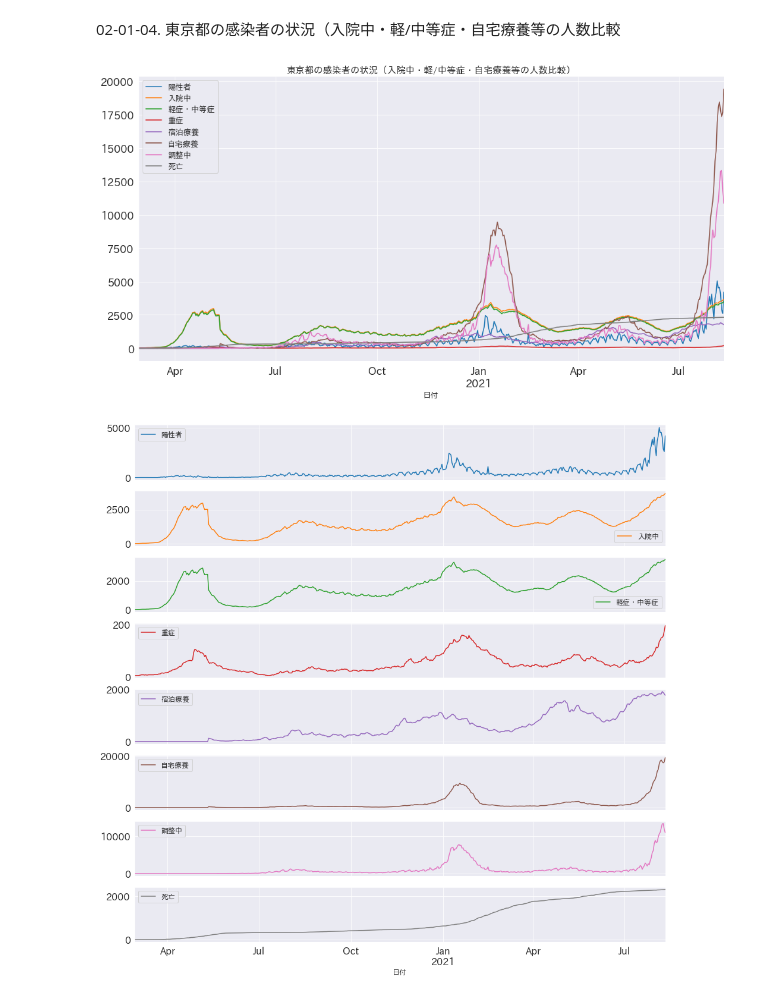
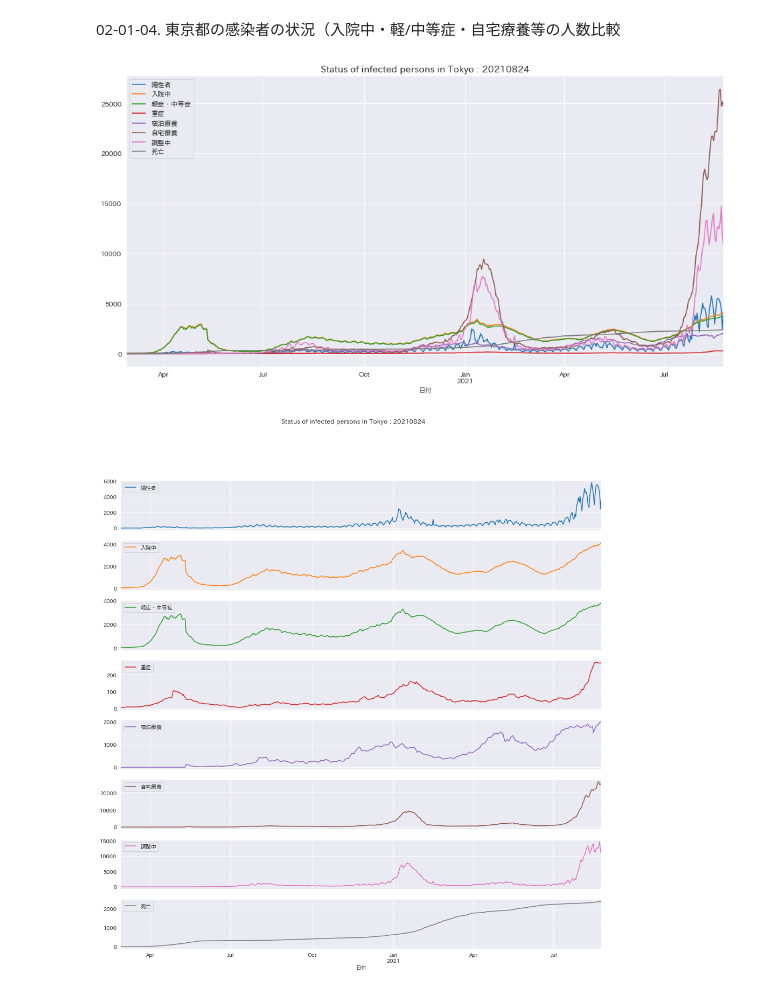
Before and after one commit to deepkick/Visualization-of-the-number-of-Covid19-infected-people-by-Python, a Jupyter notebook: 02_Tokyo_Number_of_People_Convalescing_Home.ipynb, the cells around one changed output. Drawn from its saved outputs; the diff is of its cells as text; code cells hidden in the pictures.

```diff
--- a/02_Tokyo_Number_of_People_Convalescing_Home.ipynb
+++ b/02_Tokyo_Number_of_People_Convalescing_Home.ipynb
@@ -35,7 +60,7 @@ current_path = os.getcwd()
 ############################################
 ## 下記を変更してください
 getting_data_dir = 'tokyo_dataset'
-getting_data_date = '20210811'
+getting_data_date = '20210824'
 getting_data_pref = 'Tokyo'
 ############################################
 
@@ -45,6 +70,12 @@ fig03_filename = '03_Number_of_people_hospitalized_in_{}_{}.png'.format(getting_
 fig04_filename = '04_Status_of_infected_persons_in_{}_{}.png'.format(getting_data_pref, getting_data_date)
 fig05_filename = '05_Status_of_infected_persons_in_{}_{}.png'.format(getting_data_pref, getting_data_date)
 
+fig01_title = 'Number of people receiving home treatment in {} : {}'.format(getting_data_pref, getting_data_date)
+fig02_title = 'Number of positives in {} : {}'.format(getting_data_pref, getting_data_date)
+fig03_title = 'Number of_people hospitalized in {} : {}'.format(getting_data_pref, getting_data_date)
+fig04_title = 'Status of infected persons in {} : {}'.format(getting_data_pref, getting_data_date)
+fig05_title = 'Status of infected persons in {} : {}'.format(getting_data_pref, getting_data_date)
+
 fig01_filePath = current_path + os.path.sep.join(['/{}'.format(getting_data_dir), '{}'.format(getting_data_date), fig01_filename])
 fig02_filePath = current_path + os.path.sep.join(['/{}'.format(getting_data_dir), '{}'.format(getting_data_date), fig02_filename])
 fig03_filePath = current_path + os.path.sep.join(['/{}'.format(getting_data_dir), '{}'.format(getting_data_date), fig03_filename])
@@ -248,18 +257,20 @@ plt.show()
 02-01-04. 東京都の感染者の状況（入院中・軽/中等症・自宅療養等の人数比較
 # %%
 data_1.plot(x = "日付")
-plt.title('東京都の感染者の状況（入院中・軽/中等症・自宅療養等の人数比較）', fontsize=14)
+#plt.title('東京都の感染者の状況（入院中・軽/中等症・自宅療養等の人数比較）', fontsize=14)
+plt.title(fig04_title, fontsize=14)
 plt.savefig(fig04_filePath, dpi=200)
 plt.show()
 # %% [output]
-[figure, old version]
+[figure, new version]
 # %%
 plt.rcParams["figure.figsize"] = [16, 16]
-
 current_figsize = mpl.rcParams['figure.figsize']
 #print(current_figsize)
-data_1.plot(x = "日付", subplots = True)
+
+data_1.plot(x = "日付", subplots = True, title = fig05_title)
+
 plt.savefig(fig05_filePath, dpi=200)
 plt.show()
 # %% [output]
-[figure, old version]
+[figure, new version]
```
Also changed, not shown: parts of 13 cells of this notebook, 7 other files.
